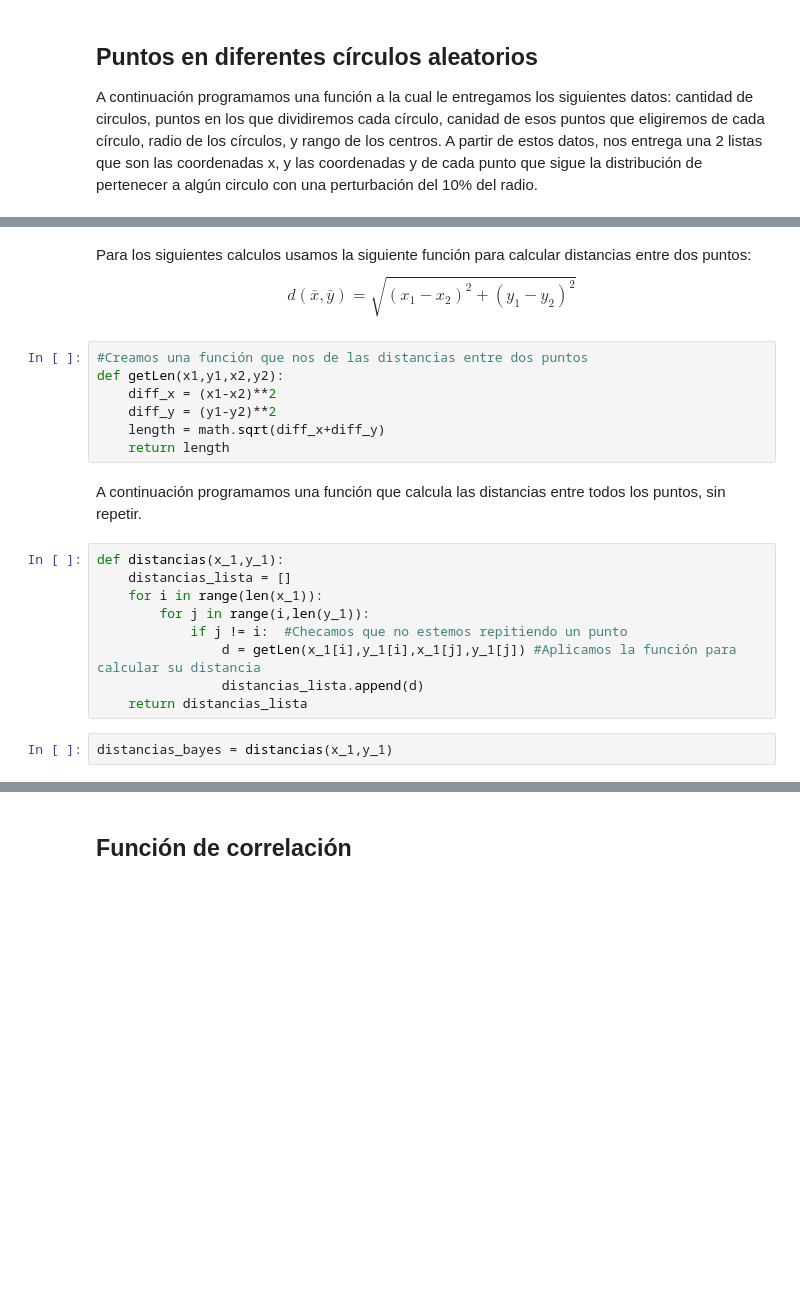
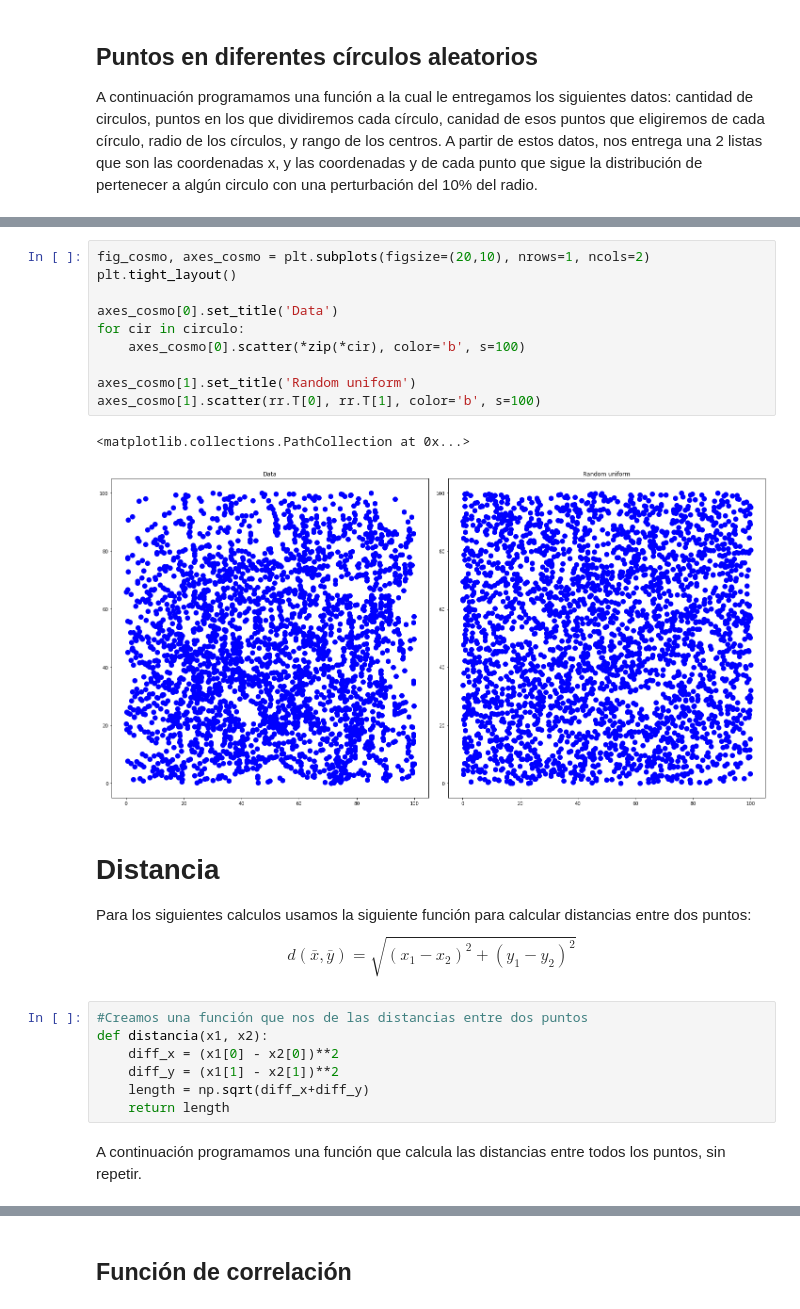
Before and after one commit to SamanthaRizo/F-sica_computacional_python, a Jupyter notebook: Funciones_de_correlación.ipynb, the cells around one changed output, grey strips where cells are left out. Cells and saved outputs as stored; diff of their text form; blank space fills up the shorter version.

```diff
--- a/Funciones_de_correlación.ipynb
+++ b/Funciones_de_correlación.ipynb
@@ -124,23 +119,26 @@ x_1,y_1 = Puntos_circulos(30,100,30,10,[0,100],[0,100],0.1)
+# %%
+fig_cosmo, axes_cosmo = plt.subplots(figsize=(20,10), nrows=1, ncols=2)
+plt.tight_layout()
+
+axes_cosmo[0].set_title('Data')
+for cir in circulo:
+    axes_cosmo[0].scatter(*zip(*cir), color='b', s=100)
+
+axes_cosmo[1].set_title('Random uniform')
+axes_cosmo[1].scatter(rr.T[0], rr.T[1], color='b', s=100)
+# %% [output]
+<matplotlib.collections.PathCollection at 0x...>
+[figure, added]
 # %% [markdown]
+# Distancia
 Para los siguientes calculos usamos la siguiente función para calcular distancias entre dos puntos:
 $$d(\bar{x},\bar{y})=\sqrt{(x_1-x_2)^2+(y_1-y_2)^2}$$
 # %%
 #Creamos una función que nos de las distancias entre dos puntos
-def getLen(x1,y1,x2,y2):
-    diff_x = (x1-x2)**2
-    diff_y = (y1-y2)**2
-    length = math.sqrt(diff_x+diff_y)
+def distancia(x1, x2):
+    diff_x = (x1[0] - x2[0])**2
+    diff_y = (x1[1] - x2[1])**2
+    length = np.sqrt(diff_x+diff_y)
     return length
 # %% [markdown]
 A continuación programamos una función que calcula las distancias entre todos los puntos, sin repetir.
-# %%
-def distancias(x_1,y_1):
-    distancias_lista = []
-    for i in range(len(x_1)):
-        for j in range(i,len(y_1)):
-            if j != i:  #Checamos que no estemos repitiendo un punto
-                d = getLen(x_1[i],y_1[i],x_1[j],y_1[j]) #Aplicamos la función para calcular su distancia
-                distancias_lista.append(d)
-    return distancias_lista
-# %%
-distancias_bayes = distancias(x_1,y_1)
```
Also changed, not shown: parts of 167 cells of this notebook.
